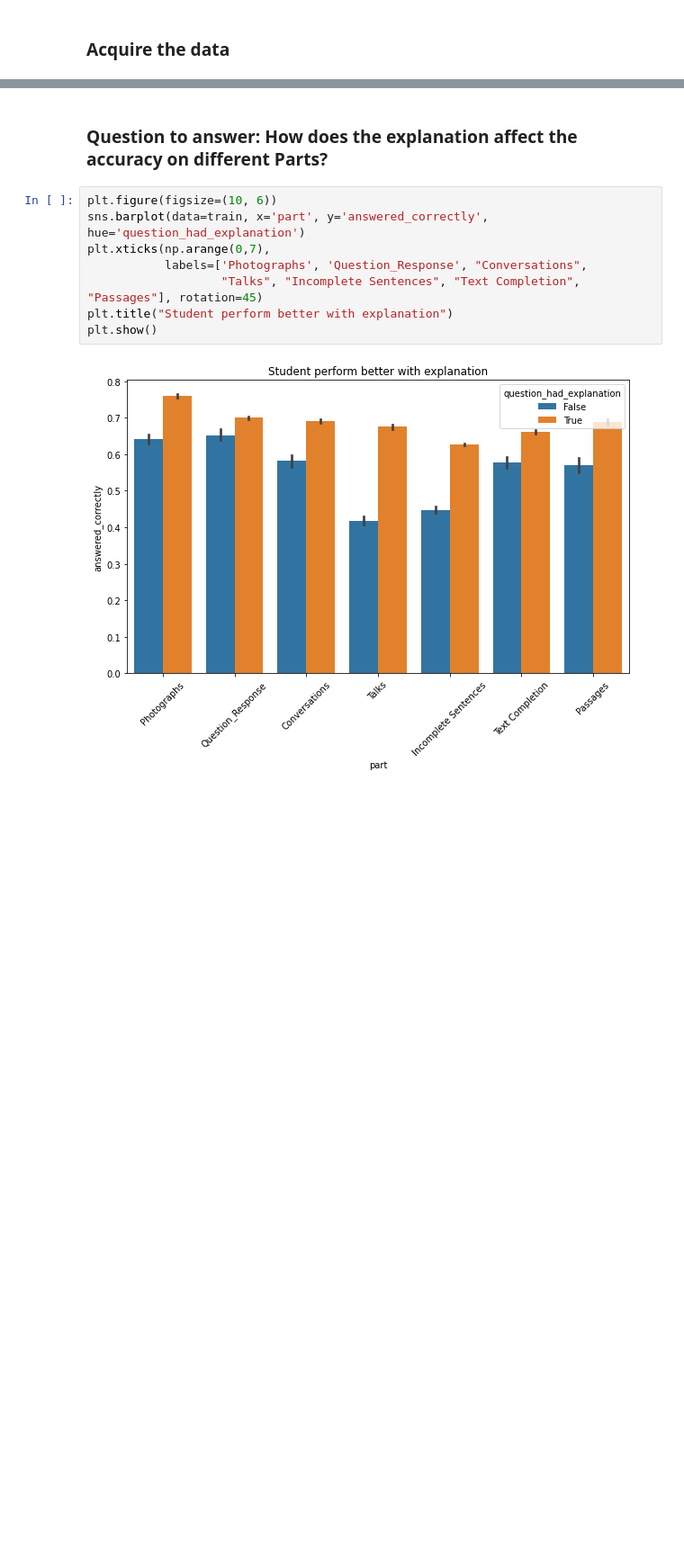
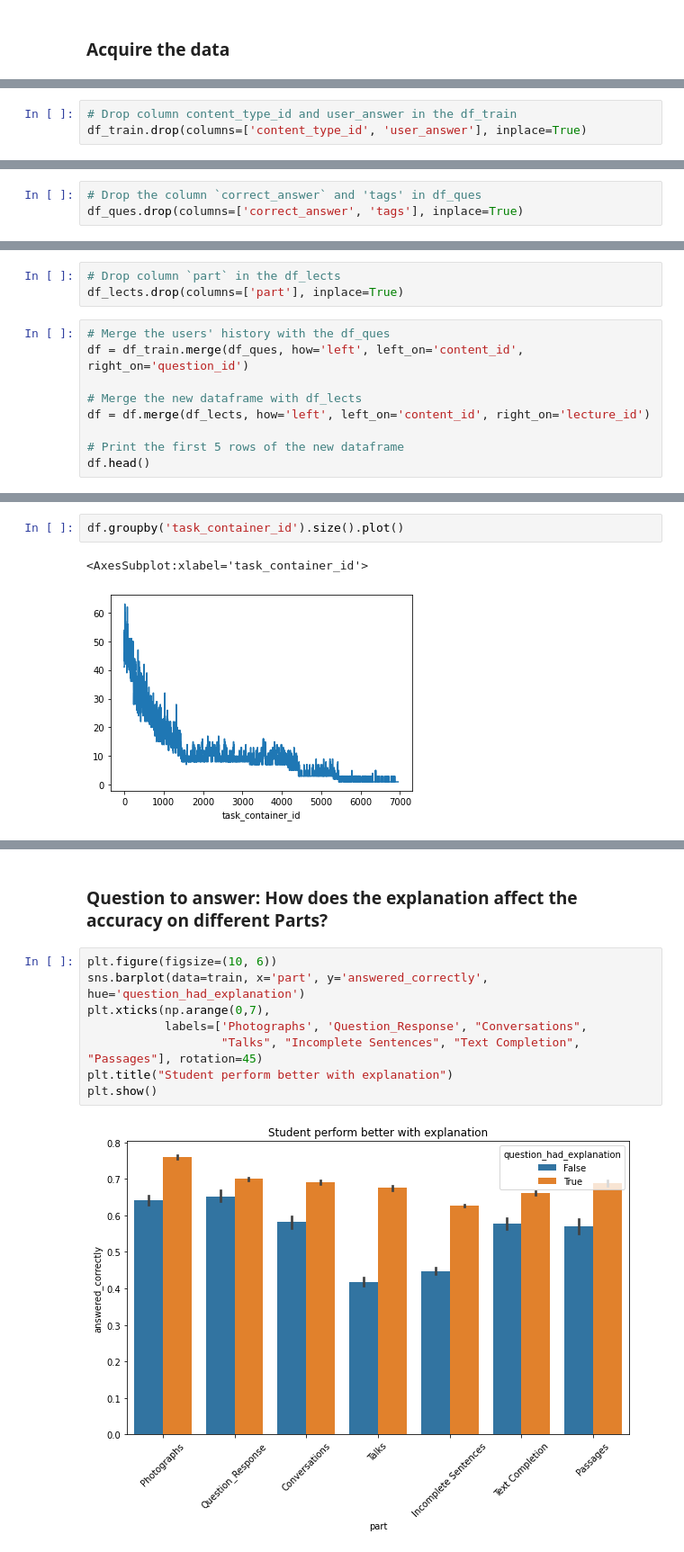
Before and after one commit to Yongliang-Shi/riiid_answer_correctness_prediction, a Jupyter notebook: explore.ipynb, the cells around one changed output, grey strips where cells are left out. Shown: that part at 90% size. Saved outputs shown, nothing was run; the diff lists cells and outputs as text; blank space fills up the shorter version.

```diff
--- a/explore.ipynb
+++ b/explore.ipynb
@@ -83 +78,4 @@ train = train.assign(sections = np.where(train.part > 4, 'Reading', 'Listening')
+# %%
+# Drop column content_type_id and user_answer in the df_train
+df_train.drop(columns=['content_type_id', 'user_answer'], inplace=True)
 # %%
@@ -105,0 +91,3 @@ plt.show()
+# %%
+# Drop the column `correct_answer` and 'tags' in df_ques
+df_ques.drop(columns=['correct_answer', 'tags'], inplace=True)
@@ -105,0 +104,12 @@ plt.show()
+# %%
+# Drop column `part` in the df_lects
+df_lects.drop(columns=['part'], inplace=True)
+# %%
+# Merge the users' history with the df_ques
+df = df_train.merge(df_ques, how='left', left_on='content_id', right_on='question_id')
+
+# Merge the new dataframe with df_lects
+df = df.merge(df_lects, how='left', left_on='content_id', right_on='lecture_id')
+
+# Print the first 5 rows of the new dataframe
+df.head()
@@ -105,0 +191,5 @@ plt.show()
+# %%
+df.groupby('task_container_id').size().plot()
+# %% [output]
+<AxesSubplot:xlabel='task_container_id'>
+[figure, added]
```
Also changed, not shown: parts of 18 cells of this notebook.
